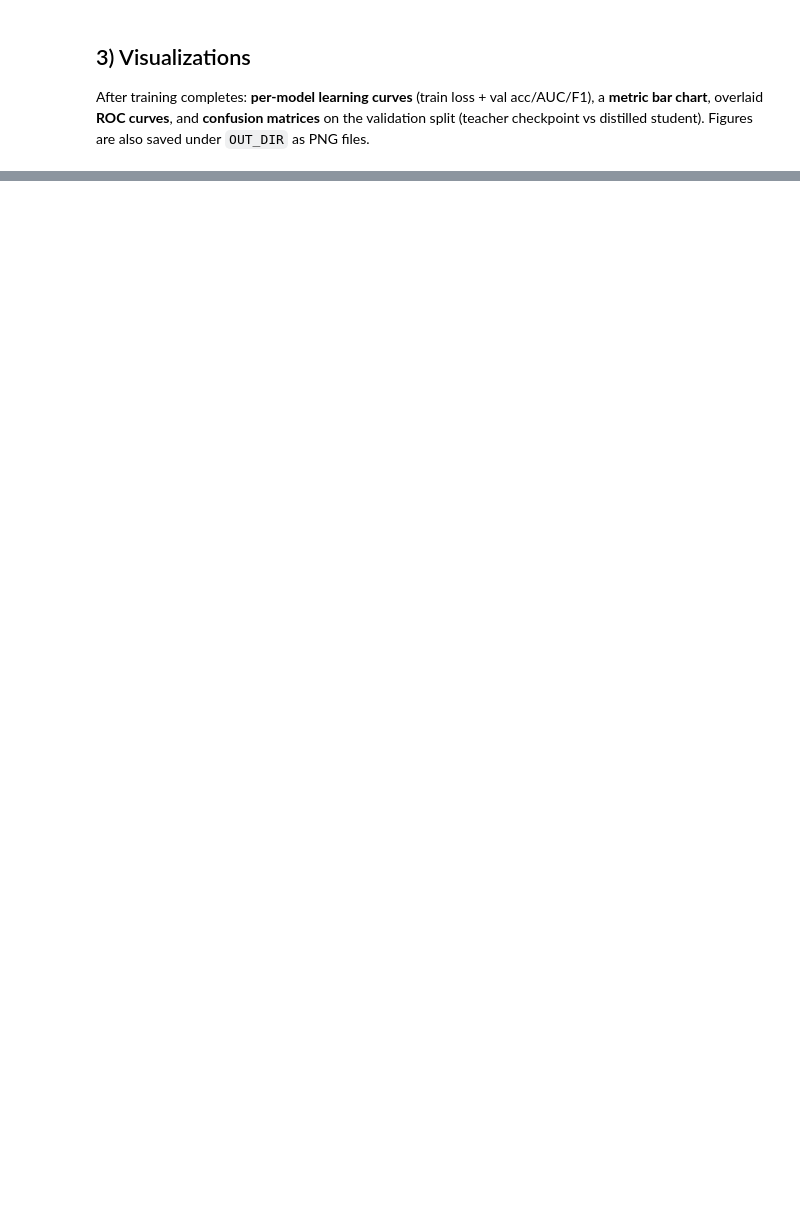
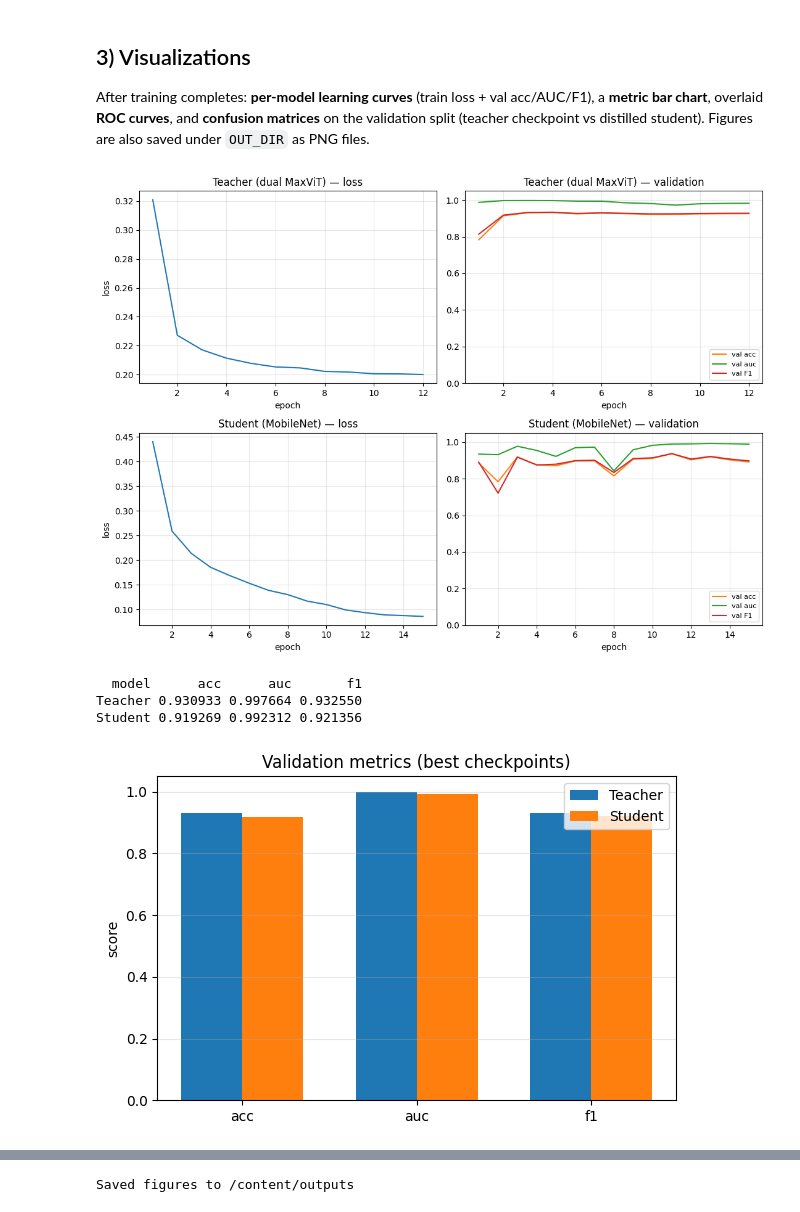
Before and after one commit to adv-11/Deepfake-Classification-DeepLearning, a Jupyter notebook: Final Approach/train_teacher_and_distill_student.ipynb, the cells around one changed output, grey strips where cells are left out. Cells and saved outputs as stored; diff of their text form; code cells hidden in the pictures; blank space fills up the shorter version.

Commit message:
knowledge distillation

```diff
--- a/Final Approach/train_teacher_and_distill_student.ipynb
+++ b/Final Approach/train_teacher_and_distill_student.ipynb
@@ -365,14 +381,21 @@ class StudentDeepfakeNet(nn.Module):
         img_size: int = 224,
     ):
         super().__init__()
-        self.backbone = timm.create_model(
-            backbone,
-            pretrained=True,
-            num_classes=0,
-            global_pool="avg",
-            img_size=img_size,
-        )
-        d = self.backbone.num_features
+        # Many CNN backbones (e.g. MobileNet) don't accept `img_size`; ViT-style models often do.
+        _kw = dict(pretrained=True, num_classes=0, global_pool="avg")
+        try:
+            self.backbone = timm.create_model(backbone, **{**_kw, "img_size": img_size})
+        except TypeError:
+            self.backbone = timm.create_model(backbone, **_kw)
+        # `num_features` can disagree with actual pooled output for some timm versions / backbones.
+        with torch.no_grad():
+            dummy = torch.zeros(1, 3, img_size, img_size)
+            feat = self.backbone(dummy)
+            if feat.dim() == 4:
+                feat = F.adaptive_avg_pool2d(feat, 1).flatten(1)
+            elif feat.dim() > 2:
+                feat = feat.flatten(1)
+            d = int(feat.shape[-1])
         self.head = nn.Sequential(nn.LayerNorm(d), nn.Dropout(dropout), nn.Linear(d, num_classes))
 
     def forward(self, x):
@@ -748,7 +830,7 @@ def plot_history_panel(ax_loss, ax_metrics, hist: dict, title: str):
 
 fig, axes = plt.subplots(2, 2, figsize=(11, 8))
 plot_history_panel(axes[0, 0], axes[0, 1], teacher_out["history"], "Teacher (dual MaxViT)")
-plot_history_panel(axes[1, 0], axes[1, 1], dist_out["history"], "Student (distillation)")
+plot_history_panel(axes[1, 0], axes[1, 1], dist_out["history"], "Student (MobileNet)")
 plt.tight_layout()
 fig.savefig(OUT_DIR / "training_curves_teacher_student.png", dpi=150, bbox_inches="tight")
 plt.show()
@@ -852,30 +934,36 @@ ax.legend(loc="lower right")
 ax.set_aspect("equal")
 plt.tight_layout()
 fig.savefig(OUT_DIR / "teacher_vs_student_roc.png", dpi=150, bbox_inches="tight")
 plt.show()
 
 
 fig, axes = plt.subplots(1, 2, figsize=(9, 4))
 for ax, name, probs in (
     (axes[0], "Teacher", pt_teacher),
     (axes[1], "Student", ps_student),
 ):
     pred = (probs >= 0.5).astype(int)
     cm = confusion_matrix(yt, pred)
     im = ax.imshow(cm, cmap="Blues")
     ax.set_title(f"{name} confusion (val)")
     ax.set_xlabel("predicted")
     ax.set_ylabel("true")
     ax.set_xticks([0, 1])
     ax.set_yticks([0, 1])
     ax.set_xticklabels(["real", "fake"])
     ax.set_yticklabels(["real", "fake"])
     thr = cm.max() / 2 if cm.max() > 0 else 1
     for (i, j), v in np.ndenumerate(cm):
         ax.text(j, i, str(v), ha="center", va="center", color="black" if cm[i, j] < thr else "white")
     fig.colorbar(im, ax=ax, fraction=0.046)
 plt.tight_layout()
 fig.savefig(OUT_DIR / "teacher_vs_student_confusion.png", dpi=150, bbox_inches="tight")
 plt.show()
 
 print("Saved figures to", OUT_DIR.resolve())
+# %% [output]
+[figure, added]
+  model      acc      auc       f1
+Teacher 0.930933 0.997664 0.932550
+Student 0.919269 0.992312 0.921356
+[figure, added]
@@ -882 +972,2 @@ print("Saved figures to", OUT_DIR.resolve())
+Saved figures to /content/outputs
 # %%
```
Also changed, not shown: parts of 23 cells of this notebook.
